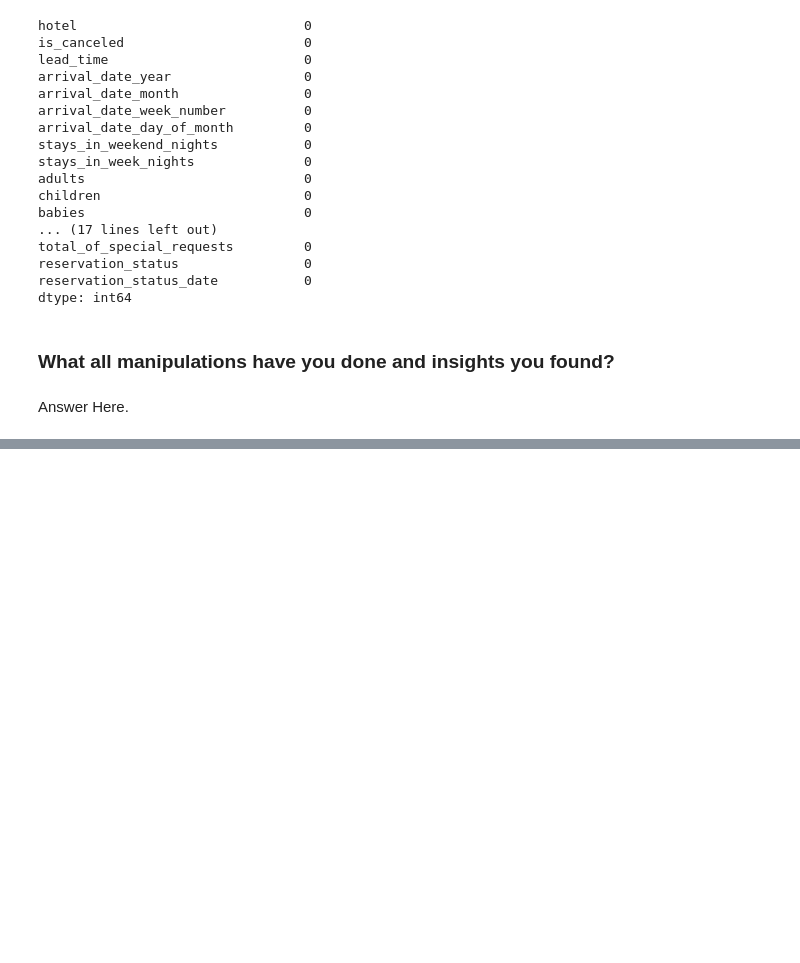
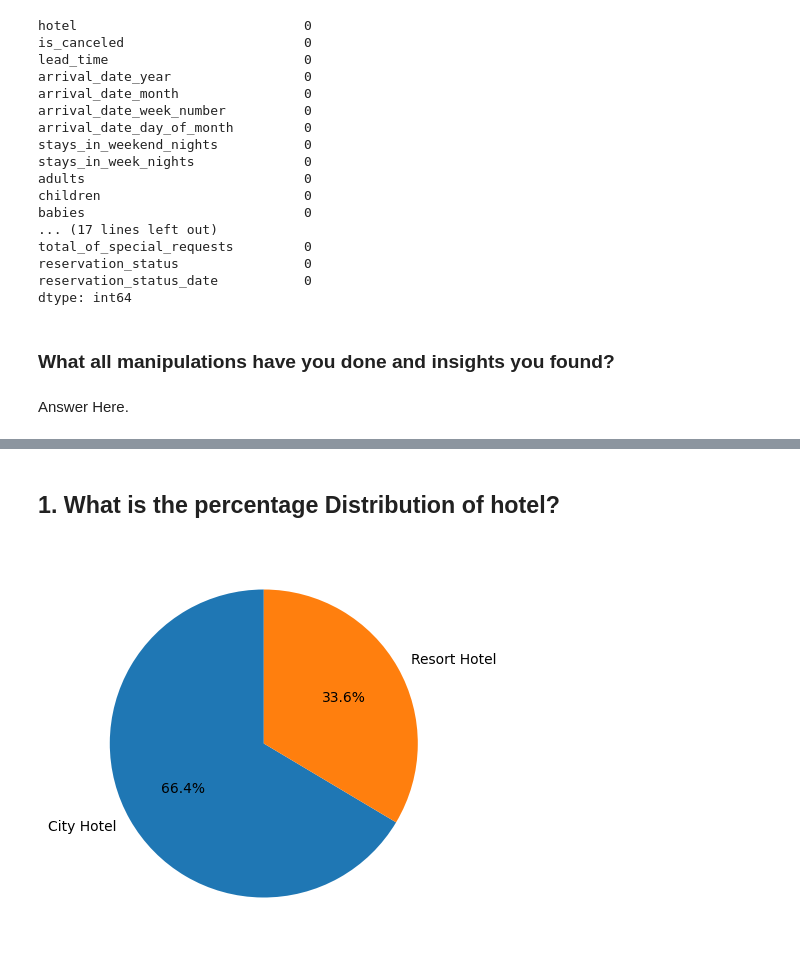
Before and after one commit to GuptaSandip/Hotel_Booking_Analysis_EDA_Project, a Jupyter notebook: Hotel_Booking_Analysis_EDA_Project.ipynb, the cells around one changed output, grey strips where cells are left out. Drawn from its saved outputs; the diff is of its cells as text; code cells hidden in the pictures; blank space fills up the shorter version.

```diff
--- a/Hotel_Booking_Analysis_EDA_Project.ipynb
+++ b/Hotel_Booking_Analysis_EDA_Project.ipynb
@@ -317,0 +357,11 @@ Answer Here.
+# %% [markdown]
+## 1. What is the percentage Distribution of hotel?
+# %%
+#Distrubutation of Hotels
+#chart 1
+plt.figure(figsize=[8,5])
+hotels_contr = df['hotel'].value_counts()
+plt.pie(hotels_contr,labels=hotels_contr.index,autopct='%1.1f%%',startangle=90)
+plt.show()
+# %% [output]
+[figure, added]
```
Also changed, not shown: parts of 35 cells of this notebook.
